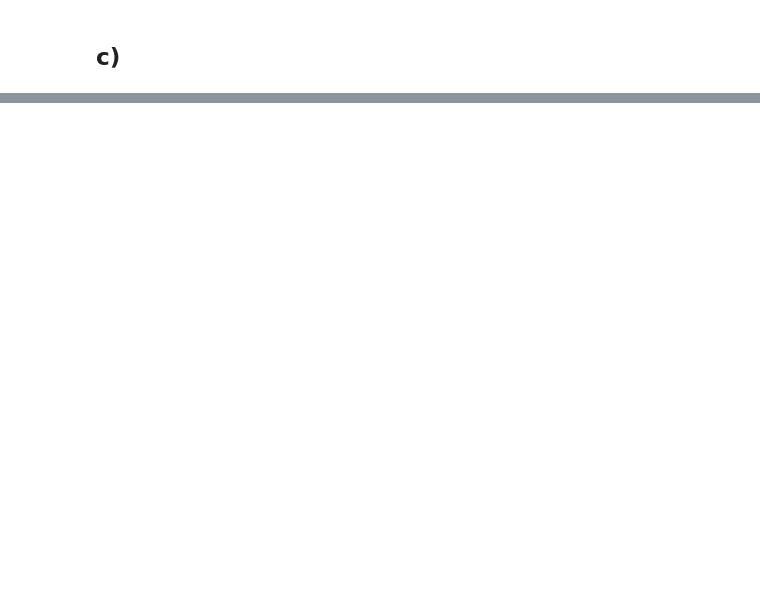
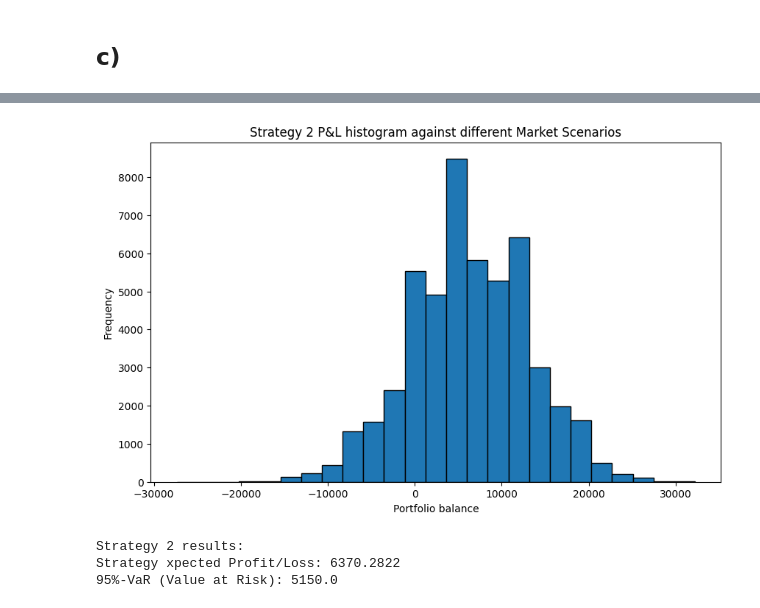
Before and after one commit to OscarRomeral/Machine-Learning-in-Finance, a Jupyter notebook: Project 2/Credit_Analytics.ipynb, the cells around one changed output, grey strips where cells are left out. Saved outputs shown, nothing was run; the diff lists cells and outputs as text; code cells hidden in the pictures; blank space fills up the shorter version.

```diff
--- a/Project 2/Credit_Analytics.ipynb
+++ b/Project 2/Credit_Analytics.ipynb
@@ -305,0 +321,25 @@ Area under FDR/TPR curve for SVM on test is: 0.979515668595075
+# %%
+def portfolio(borrowers_ind, D, strategy):
+  # From the whole scenario, filter the ones that received the credit
+  D_adjusted = D[borrowers_ind]
+  # Sum the amount of payers for each scenario
+  payers = np.sum(D_adjusted, axis=0)
+  dim_borr = len(borrowers_ind)
+  delinquents = dim_borr - payers
+  balance = payers * loan * interest_rates[strategy-1] - delinquents * loan
+  return balance
+
+
+# Strategy 2:
+p2_log_pred = model2.predict_proba(x_total[m:])[:, 1]
+# We get the indices of the persons that will receive the credit
+borrowers_ind = np.where(p2_log_pred >= awarded_threshold[0])[0]
+scenario2_balance = portfolio(borrowers_ind, D, 2)
+
+# Plot results
+plot_results(scenario2_balance, 2)
+# %% [output]
+[figure, added]
+Strategy 2 results:
+Strategy xpected Profit/Loss: 6370.2822
+95%-VaR (Value at Risk): 5150.0
```
Also changed, not shown: parts of 10 cells of this notebook.
